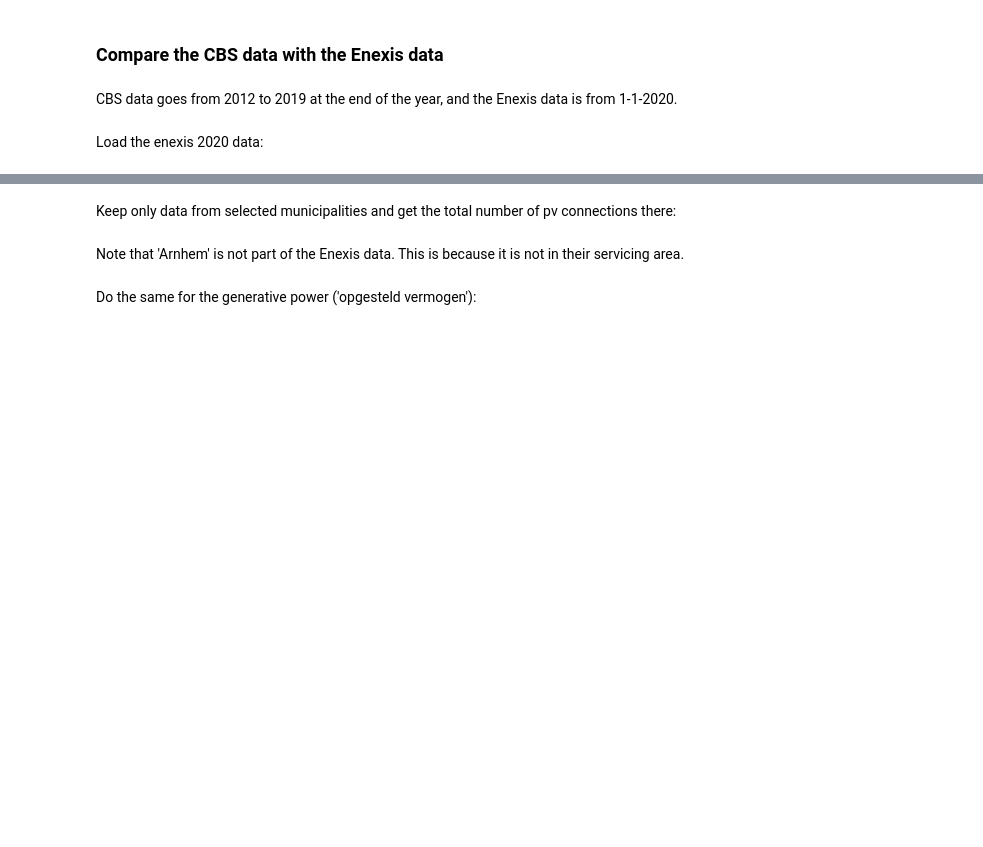
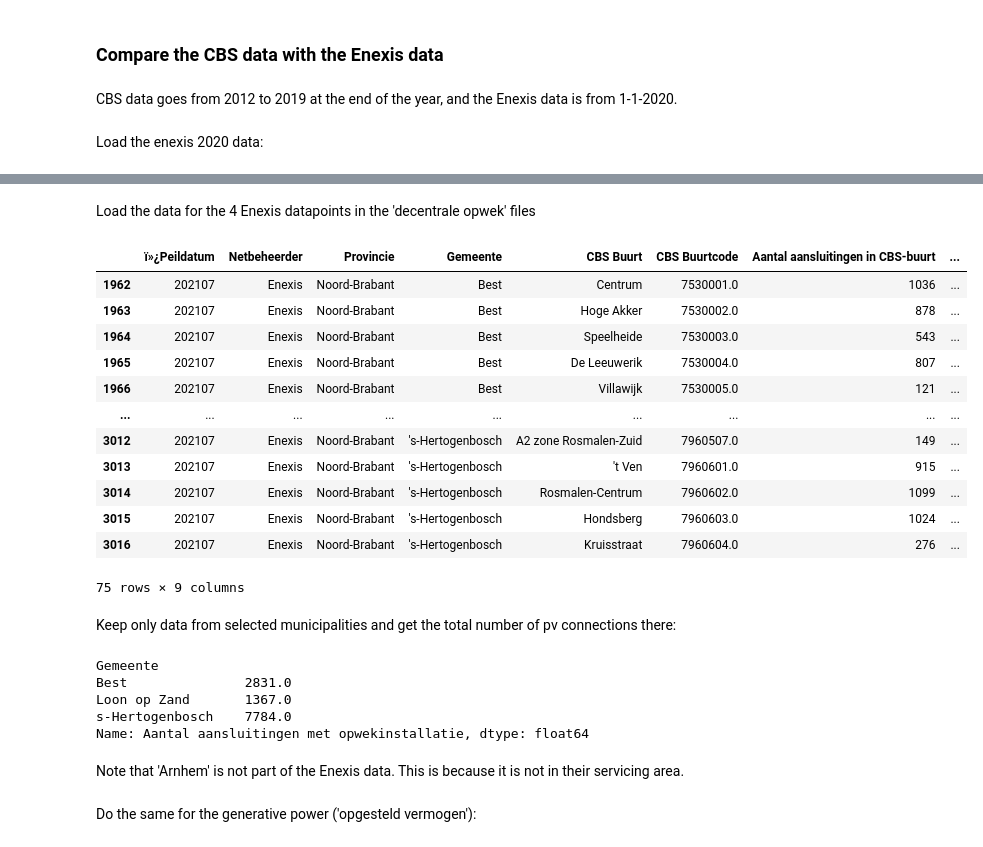
Before and after one commit to expert-solutions/Enexis-case-study, a Jupyter notebook: Data understanding/Data understanding 03 - CBS installed pV.ipynb, the cells around one changed output, grey strips where cells are left out. Cells and saved outputs as stored; diff of their text form; code cells hidden in the pictures; blank space fills up the shorter version.

```diff
--- a/Data understanding/Data understanding 03 - CBS installed pV.ipynb
+++ b/Data understanding/Data understanding 03 - CBS installed pV.ipynb
@@ -67,7 +134,16 @@ import pandas as pd
 # %%
-decentral_generation_012020 = '../data/Enexis_decentrale_opwek_kv_(zon_pv)_01012020.csv'
-df_decentral_generation = pd.read_csv(decentral_generation_012020,
+def load_enexis_data(file_name):
+  return pd.read_csv(file_name,
                          sep                = ';',
                          decimal            = ',',
                          thousands          = '.',
                          encoding           = 'unicode_escape')
+# %%
+def filter_on_4_municipalities(df):
+    return df[
+    (df['Gemeente']=='Arnhem') |
+    (df['Gemeente']=='Best') |
+    (df['Gemeente']=="'s-Hertogenbosch") |
+    (df['Gemeente']=="s-Hertogenbosch") |
+    (df['Gemeente']=='Loon op Zand')
+]
@@ -74,2 +156,31 @@ df_decentral_generation = pd.read_csv(decentral_generation_012020,
+# %% [markdown]
+Load the data for the 4 Enexis datapoints in the 'decentrale opwek' files
+# %%
+decentral_generation_012020 = load_enexis_data('../data/Enexis_decentrale_opwek_kv_(zon_pv)_01012020.csv')
+decentral_generation_012020 = filter_on_4_municipalities(decentral_generation_012020)
+
+decentral_generation_072020 = load_enexis_data('../data/Enexis_decentrale_opwek_kv_(zon_pv)_01072020.csv')
+decentral_generation_072020 = filter_on_4_municipalities(decentral_generation_072020)
+
+decentral_generation_012021 = load_enexis_data('../data/Enexis_decentrale_opwek_kv_(zon_pv)_01012021.csv')
+decentral_generation_012021 = filter_on_4_municipalities(decentral_generation_012021)
+
+decentral_generation_072021 = load_enexis_data('../data/Enexis_decentrale_opwek_kv_(zon_pv)_01072021.csv')
+decentral_generation_072021 = filter_on_4_municipalities(decentral_generation_072021)
+decentral_generation_072021.head(75)
+# %% [output]
+|  | ï»¿Peildatum | Netbeheerder | Provincie | Gemeente | CBS Buurt | CBS Buurtcode | Aantal aansluitingen in CBS-buurt | ... |
+| 1962 | 202107 | Enexis | Noord-Brabant | Best | Centrum | 7530001.0 | 1036 | ... |
+| 1963 | 202107 | Enexis | Noord-Brabant | Best | Hoge Akker | 7530002.0 | 878 | ... |
+| 1964 | 202107 | Enexis | Noord-Brabant | Best | Speelheide | 7530003.0 | 543 | ... |
+| 1965 | 202107 | Enexis | Noord-Brabant | Best | De Leeuwerik | 7530004.0 | 807 | ... |
+| 1966 | 202107 | Enexis | Noord-Brabant | Best | Villawijk | 7530005.0 | 121 | ... |
+| ... | ... | ... | ... | ... | ... | ... | ... | ... |
+| 3012 | 202107 | Enexis | Noord-Brabant | 's-Hertogenbosch | A2 zone Rosmalen-Zuid | 7960507.0 | 149 | ... |
+| 3013 | 202107 | Enexis | Noord-Brabant | 's-Hertogenbosch | 't Ven | 7960601.0 | 915 | ... |
+| 3014 | 202107 | Enexis | Noord-Brabant | 's-Hertogenbosch | Rosmalen-Centrum | 7960602.0 | 1099 | ... |
+| 3015 | 202107 | Enexis | Noord-Brabant | 's-Hertogenbosch | Hondsberg | 7960603.0 | 1024 | ... |
+| 3016 | 202107 | Enexis | Noord-Brabant | 's-Hertogenbosch | Kruisstraat | 7960604.0 | 276 | ... |
+75 rows × 9 columns
 # %% [markdown]
 Keep only data from selected municipalities and get the total number of pv connections there:
@@ -87,2 +187,15 @@ totalNumberOfPVConnections
+# %%
+totalNumberOfPVConnections012020 = summarize_number_of_connections(decentral_generation_012020)
+totalNumberOfPVConnections072020 = summarize_number_of_connections(decentral_generation_072020)
+totalNumberOfPVConnections012021 = summarize_number_of_connections(decentral_generation_012021)
+totalNumberOfPVConnections072021 = summarize_number_of_connections(decentral_generation_072021)
+
+totalNumberOfPVConnections072020
+# %% [output]
+Gemeente
+Best               2831.0
+Loon op Zand       1367.0
+s-Hertogenbosch    7784.0
+Name: Aantal aansluitingen met opwekinstallatie, dtype: float64
 # %% [markdown]
 Note that 'Arnhem' is not part of the Enexis data. This is because it is not in their servicing area.
```
Also changed, not shown: parts of 16 cells of this notebook.
